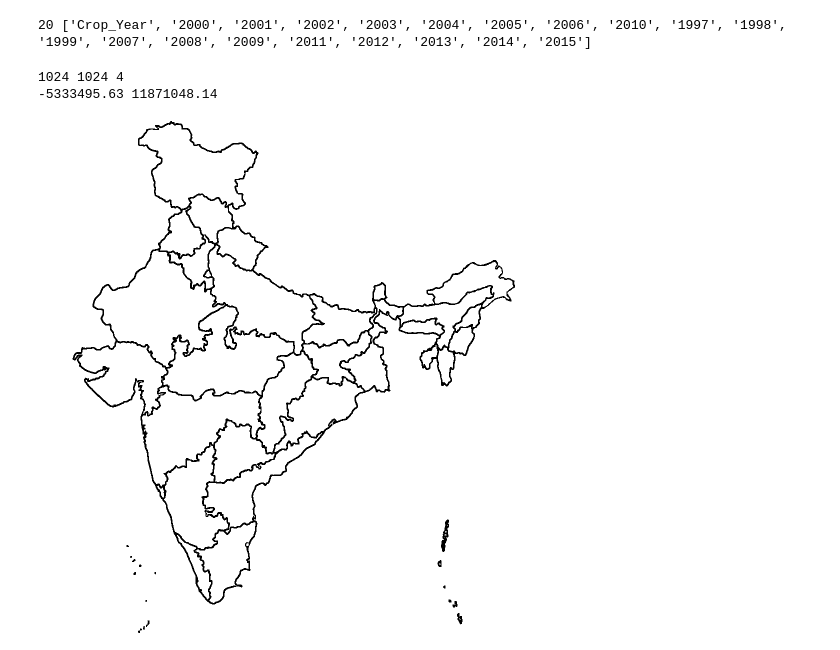
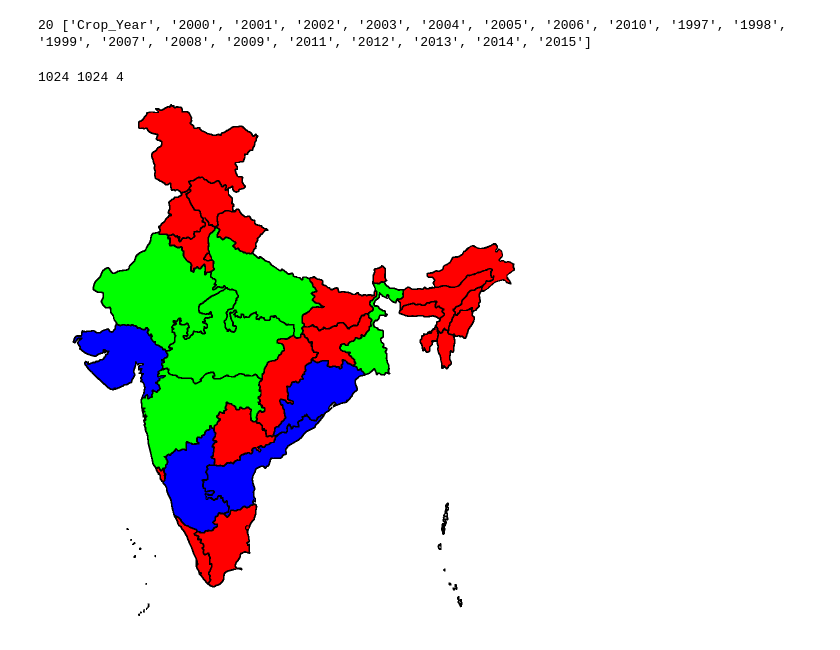
Before and after one commit to TheScienceUniverse/Agro_GIS, a Jupyter notebook: Agro_GIS.ipynb, the cells around one changed output. Drawn from its saved outputs; the diff is of its cells as text; code cells hidden in the pictures.

```diff
--- a/Agro_GIS.ipynb
+++ b/Agro_GIS.ipynb
@@ -163,43 +165,69 @@ ih, iw, ic = img.shape
 print(ih, iw, ic)
 
 C = read_csv('Agro_GIS/data/data_state/Rice.csv')
-D = read_csv('Agro_GIS/data/india.csv')
 
 maxP = 0
 minP = 0
+Y = []
 
+for i in range(36):
+	p = C[i][1:]
+	p = [float(j) for j in p]
+
+	m = 0
+	for j in range(19):
+		m += p[j]
+	m /= 19
+	if m > maxP:
+		maxP = m
+	Y.append(m)
+
+"""
 for i in range(36):
 	p = C[i][1:]
 	p = [float(j) for j in p]
 
 	sX = 0
 	sY = 0
 	sXY = 0
 	ssX = 0
 	for j in range(19):
 		sX += 1997 + j
 		ssX += (1997 + j) * (1997 + j)
 		sY += p[j]
 		sXY += p[j] * (1997 + j)
 
 	mX = (1997 + 2015) / 2
 	mY = sY / 19
 	bYX = (sXY - (sX * sY) / 19) / (ssX - (sX * sX) / 19)
 	a = mY - bYX * mX
 	y = round(a + bYX * 2019, 2)
 	if y > maxP:
 		maxP = y
 	if y < minP:
 		minP = y
+	Y.append(y)
 	#print(y)
+print(minP, maxP)
+"""
 
-print(minP, maxP)
+r = maxP / 3
+D = read_csv('Agro_GIS/data/india.csv')
+for i in range(36):
+	if Y[i] >= 0:
+		if Y[i] >= 0 and Y[i] < r:
+			c = [0, 0, 255]
+		elif Y[i] >= r and Y[i] < 2 * r:
+			c = [255, 0, 0]
+		else:
+			c = [0, 255, 0]
+		p = str2arr(D[i + 1][11])
+		flood_fill([p[0] - 1, p[1] - 1], c)
 
 ret = p_cv.imwrite('./Agro_GIS/img/output.png', img)
 
 from IPython.display import Image
 Image('./Agro_GIS/img/output.png', width=512, height=512)
 # %% [output]
 1024 1024 4
--5333495.63 11871048.14
-[figure, old version]
+[figure, new version]
```
Also changed, not shown: parts of 1 cell of this notebook.
